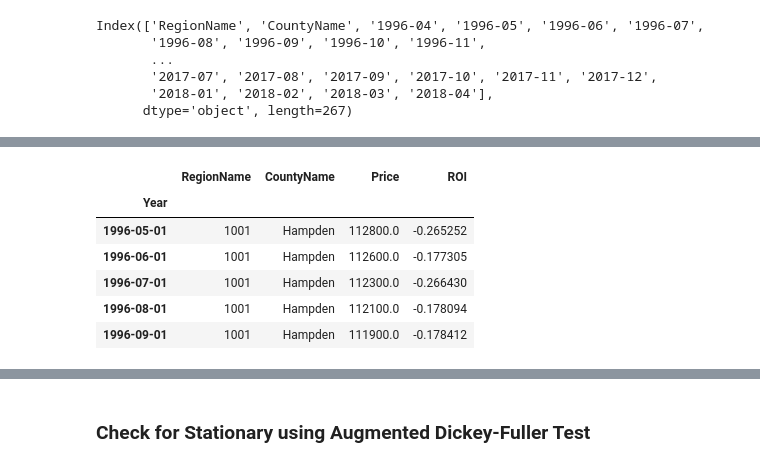
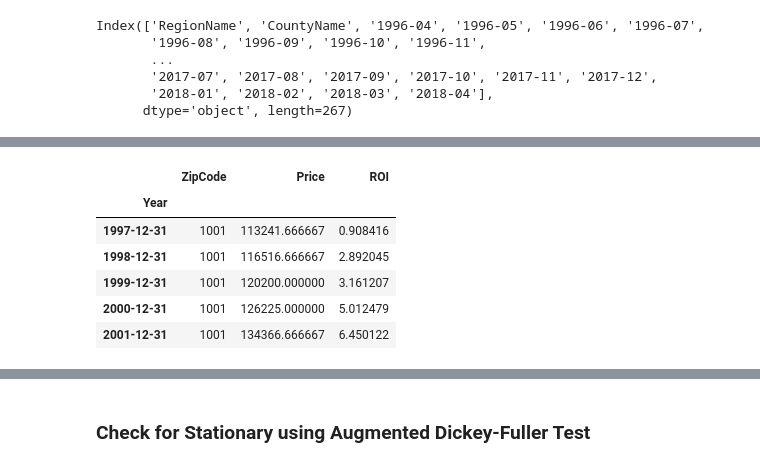
Before and after one commit to mbuvimuia/Time-Series-Analysis-Zillow-Data, a Jupyter notebook: index.ipynb, the cells around one changed output, grey strips where cells are left out. Saved outputs shown, nothing was run; the diff lists cells and outputs as text; code cells hidden in the pictures.

```diff
--- a/index.ipynb
+++ b/index.ipynb
@@ -361,3 +360,7 @@ Index(['RegionName', 'CountyName', '1996-04', '1996-05', '1996-06', '1996-07',
        '2017-07', '2017-08', '2017-09', '2017-10', '2017-11', '2017-12',
        '2018-01', '2018-02', '2018-03', '2018-04'],
       dtype='object', length=267)
+# %%
+# Rename the RegionName column to ZipCode
+df_cleaned.rename(columns={'RegionName': 'ZipCode'}, inplace=True)
+df_cleaned
@@ -364,41 +384,41 @@ Index(['RegionName', 'CountyName', '1996-04', '1996-05', '1996-06', '1996-07',
 # %%
-
-
 # Adjust id_vars based on the actual column names
-id_vars = ['RegionName', 'CountyName']
+id_vars = ['ZipCode', 'CountyName']
 
 # Ensure all id_vars are present in df_cleaned
 missing_vars = [var for var in id_vars if var not in df_cleaned.columns]
 if missing_vars:
     raise KeyError(f"The following 'id_vars' are not present in the DataFrame: {missing_vars}")
 
 
 # Reshape the data to have dates as index and zip codes as columns
 df_reshaped = pd.melt(df_cleaned, id_vars= id_vars,
                       var_name='Year', value_name='Price')
 
-# Convert the Year column to datetime
+# Convert the Year column to datetime and set as index
 df_reshaped['Year'] = pd.to_datetime(df_reshaped['Year'], format='%Y-%m')
+df_reshaped.set_index('Year', inplace=True)
 
-# Sort the data by 'RegionName' and 'Year'
-df_reshaped = df_reshaped.sort_values(by=['RegionName', 'Year'])
 
-# Calculate the ROI
-df_reshaped['ROI'] = df_reshaped.groupby('RegionName')['Price'].pct_change() * 100
+# Resample to yearly frequency and calculate the mean price for each year
+df_yearly = df_reshaped.groupby('ZipCode').resample('Y').mean()
+
+# Remove the ZipCode index level
+df_yearly.reset_index(level=0, drop=True, inplace=True)
+
+# Calculate yearly ROI for each ZipCode
+df_yearly['ROI'] = df_yearly.groupby('ZipCode')['Price'].pct_change() * 100
 
 # Drop rows with NaN ROI(First row for each zip code)
-df_reshaped = df_reshaped.dropna(subset=['ROI'])
-
-# Set the index to 'Year' for time series analysis
-df_reshaped.set_index('Year', inplace=True)
+df_yearly = df_yearly.dropna(subset=['ROI'])
 
 # Display reorganized data
-df_reshaped.head()
+df_yearly.head()
 # %% [output]
-|  | RegionName | CountyName | Price | ROI |
-| Year |  |  |  |  |
-| 1996-05-01 | 1001 | Hampden | 112800.0 | -0.265252 |
-| 1996-06-01 | 1001 | Hampden | 112600.0 | -0.177305 |
-| 1996-07-01 | 1001 | Hampden | 112300.0 | -0.266430 |
-| 1996-08-01 | 1001 | Hampden | 112100.0 | -0.178094 |
-| 1996-09-01 | 1001 | Hampden | 111900.0 | -0.178412 |
+|  | ZipCode | Price | ROI |
+| Year |  |  |  |
+| 1997-12-31 | 1001 | 113241.666667 | 0.908416 |
+| 1998-12-31 | 1001 | 116516.666667 | 2.892045 |
+| 1999-12-31 | 1001 | 120200.000000 | 3.161207 |
+| 2000-12-31 | 1001 | 126225.000000 | 5.012479 |
+| 2001-12-31 | 1001 | 134366.666667 | 6.450122 |
```
Also changed, not shown: parts of 50 cells of this notebook, 1 other file.
